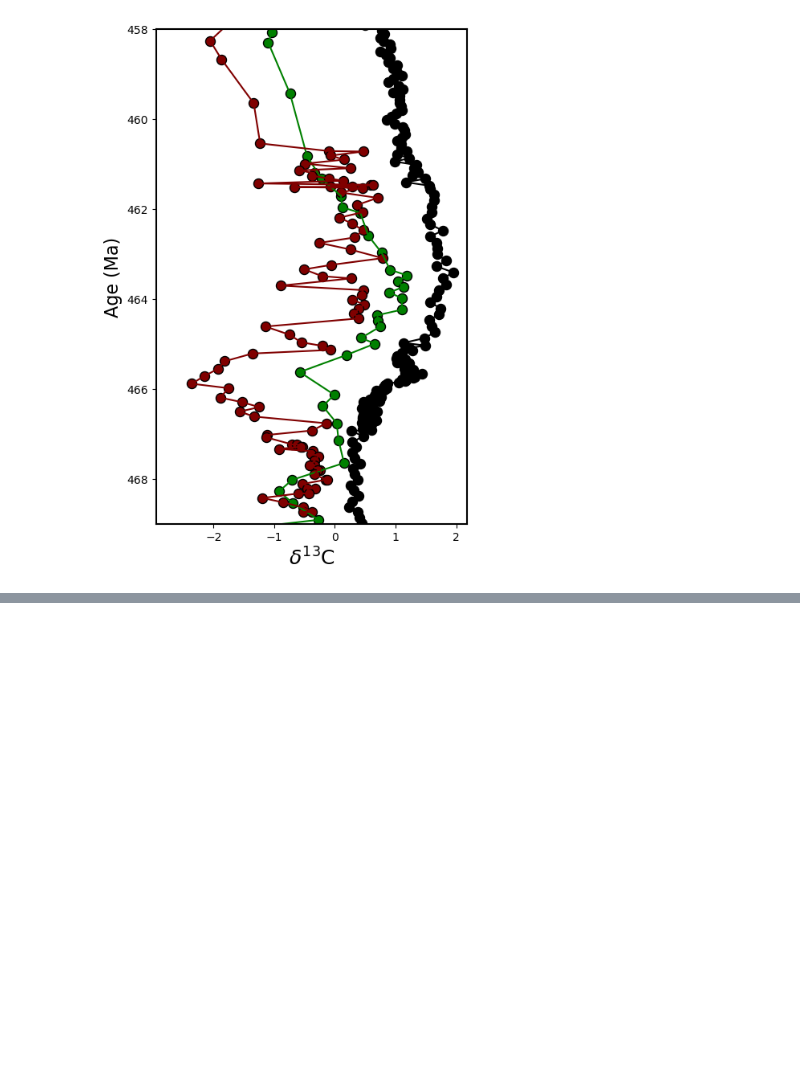
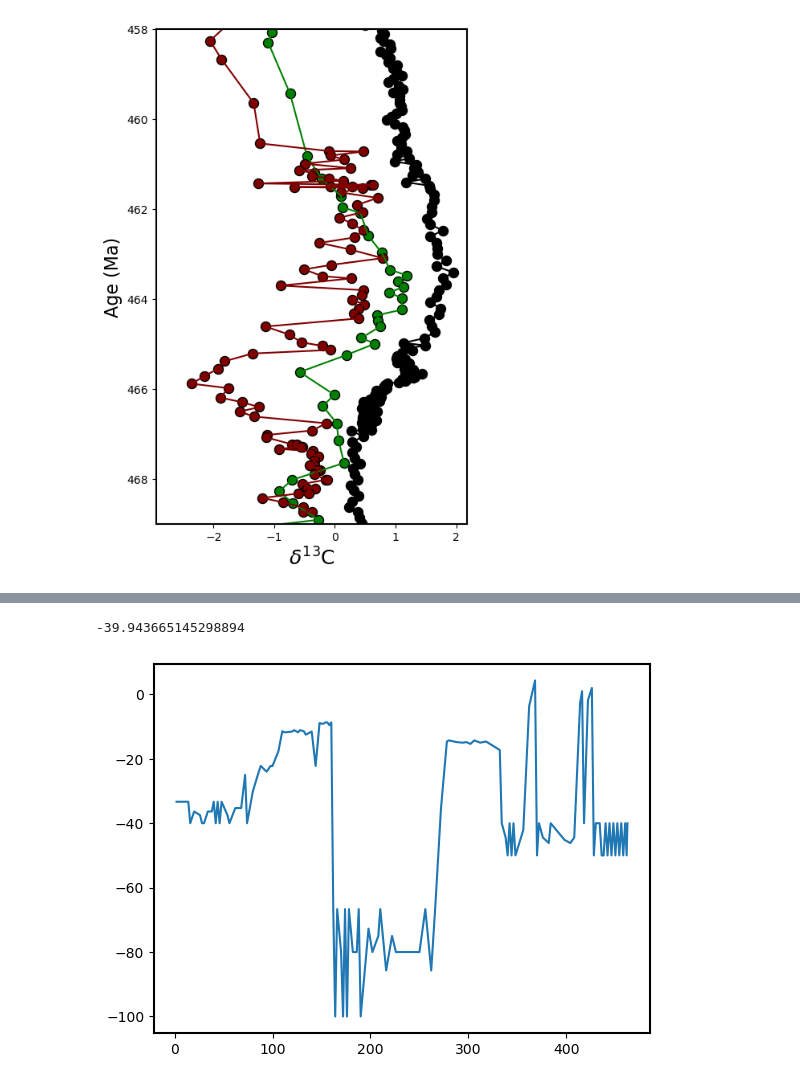
Before and after one commit to datuadiatma/CaOrdovician, a Jupyter notebook: mdice_plot.ipynb, the cells around one changed output, grey strips where cells are left out. Cells and saved outputs as stored; diff of their text form; code cells hidden in the pictures; blank space fills up the shorter version.

```diff
--- a/mdice_plot.ipynb
+++ b/mdice_plot.ipynb
@@ -135,0 +169,7 @@ Text(0.5, 0, '$\\delta^{13}$C')
+# %%
+cs_c['sedrate'] = cs_c['meter'].diff() / cs_c['age20'].diff()
+plt.plot(cs_c.meter, cs_c.sedrate)
+print(np.average(cs_c.sedrate.dropna()))
+# %% [output]
+-39.943665145298894
+[figure, added]
```
Also changed, not shown: parts of 6 cells of this notebook, 4 other files.
